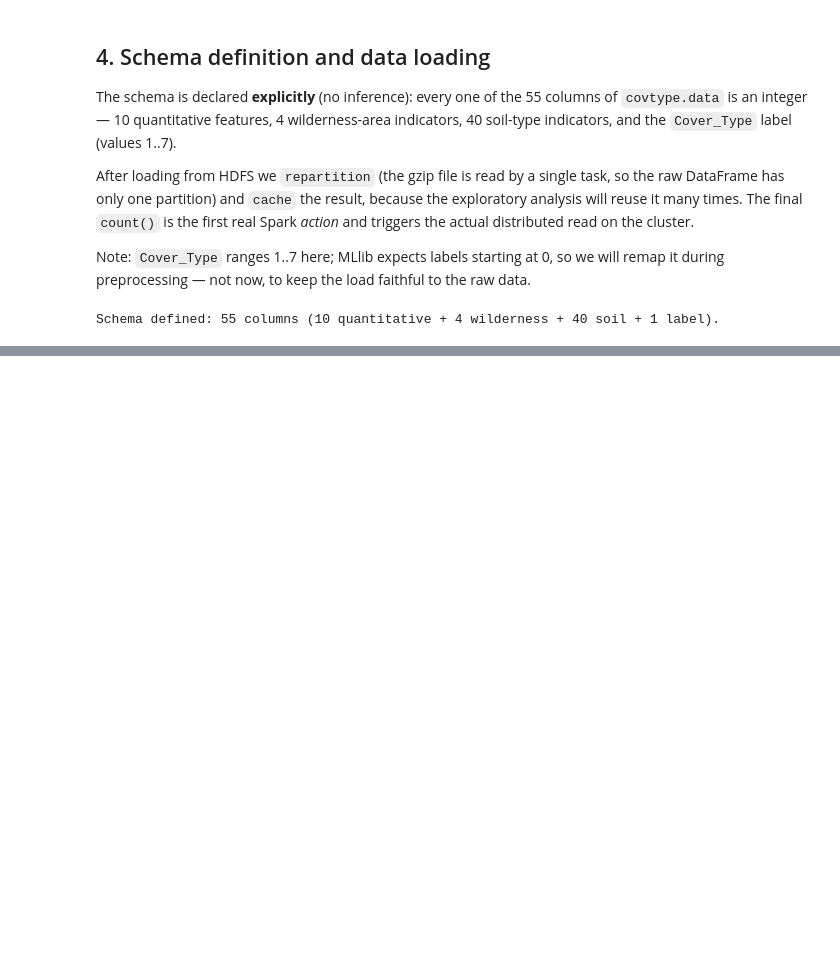
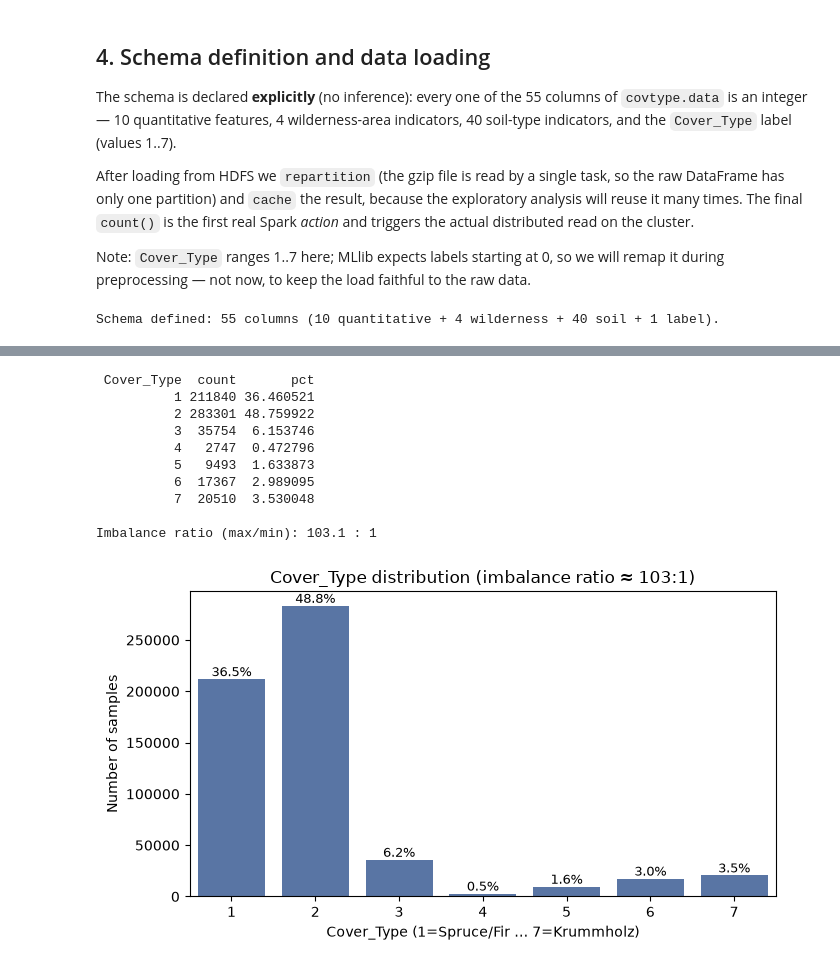
Before and after one commit to TouringHydra3/BDATM-Project, a Jupyter notebook: main.ipynb, the cells around one changed output, grey strips where cells are left out. Drawn from its saved outputs; the diff is of its cells as text; code cells hidden in the pictures; blank space fills up the shorter version.

```diff
--- a/main.ipynb
+++ b/main.ipynb
@@ -269,0 +288,38 @@ root
+# %%
+import matplotlib.pyplot as plt
+import seaborn as sns
+
+# Aggregate on the cluster: one small row per class.
+class_counts = (
+    df.groupBy(LABEL).count()
+      .orderBy(LABEL)
+      .toPandas()
+)
+class_counts["pct"] = 100 * class_counts["count"] / class_counts["count"].sum()
+
+imbalance_ratio = class_counts["count"].max() / class_counts["count"].min()
+print(class_counts.to_string(index=False))
+print(f"\nImbalance ratio (max/min): {imbalance_ratio:.1f} : 1")
+
+# Inline bar chart
+fig, ax = plt.subplots(figsize=(7, 4))
+sns.barplot(data=class_counts, x=LABEL, y="count", ax=ax, color="#4C72B0")
+ax.set_title(f"Cover_Type distribution (imbalance ratio ≈ {imbalance_ratio:.0f}:1)")
+ax.set_xlabel("Cover_Type (1=Spruce/Fir … 7=Krummholz)")
+ax.set_ylabel("Number of samples")
+for i, row in class_counts.iterrows():
+    ax.text(i, row["count"], f"{row['pct']:.1f}%", ha="center", va="bottom", fontsize=9)
+plt.tight_layout()
+plt.show()
+# %% [output]
+ Cover_Type  count       pct
+          1 211840 36.460521
+          2 283301 48.759922
+          3  35754  6.153746
+          4   2747  0.472796
+          5   9493  1.633873
+          6  17367  2.989095
+          7  20510  3.530048
+
+Imbalance ratio (max/min): 103.1 : 1
+[figure, added]
```
Also changed, not shown: parts of 34 cells of this notebook.
